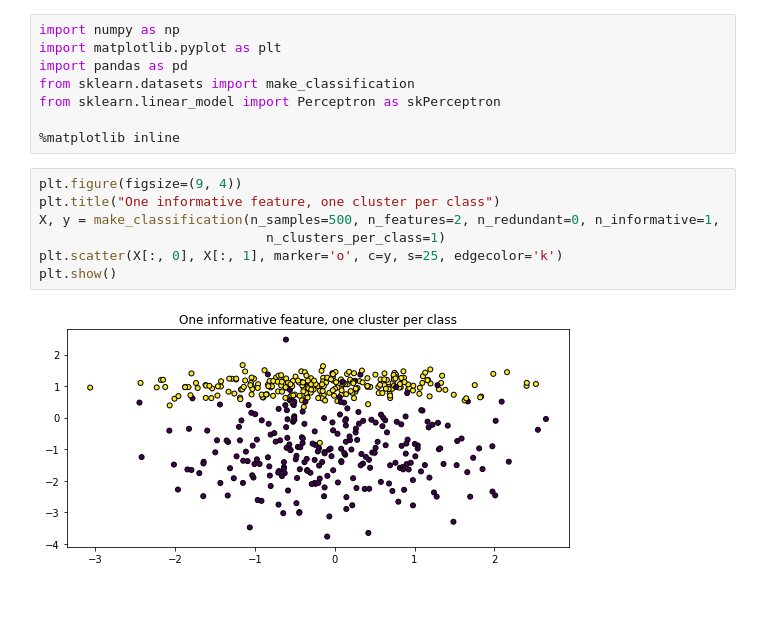
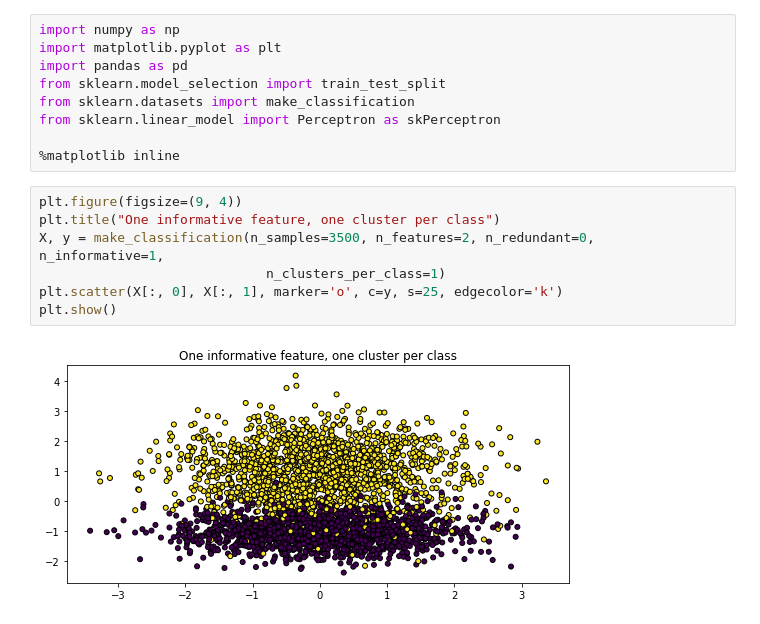
Before and after one commit to rdenadai/AI-Study-Notebooks, a Jupyter notebook: notebooks/Perceptron.ipynb, the cells around one changed output. Cells and saved outputs as stored; diff of their text form.

```diff
--- a/notebooks/Perceptron.ipynb
+++ b/notebooks/Perceptron.ipynb
@@ -2,6 +2,7 @@
 import numpy as np
 import matplotlib.pyplot as plt
 import pandas as pd
+from sklearn.model_selection import train_test_split
 from sklearn.datasets import make_classification
 from sklearn.linear_model import Perceptron as skPerceptron
 
@@ -9,10 +10,10 @@ from sklearn.linear_model import Perceptron as skPerceptron
 # %%
 plt.figure(figsize=(9, 4))
 plt.title("One informative feature, one cluster per class")
-X, y = make_classification(n_samples=500, n_features=2, n_redundant=0, n_informative=1,
+X, y = make_classification(n_samples=3500, n_features=2, n_redundant=0, n_informative=1,
                              n_clusters_per_class=1)
 plt.scatter(X[:, 0], X[:, 1], marker='o', c=y, s=25, edgecolor='k')
 plt.show()
 # %% [output]
-[figure, old version]
+[figure, new version]
 # %%
```
Also changed, not shown: parts of 3 cells of this notebook, 2 other files.
